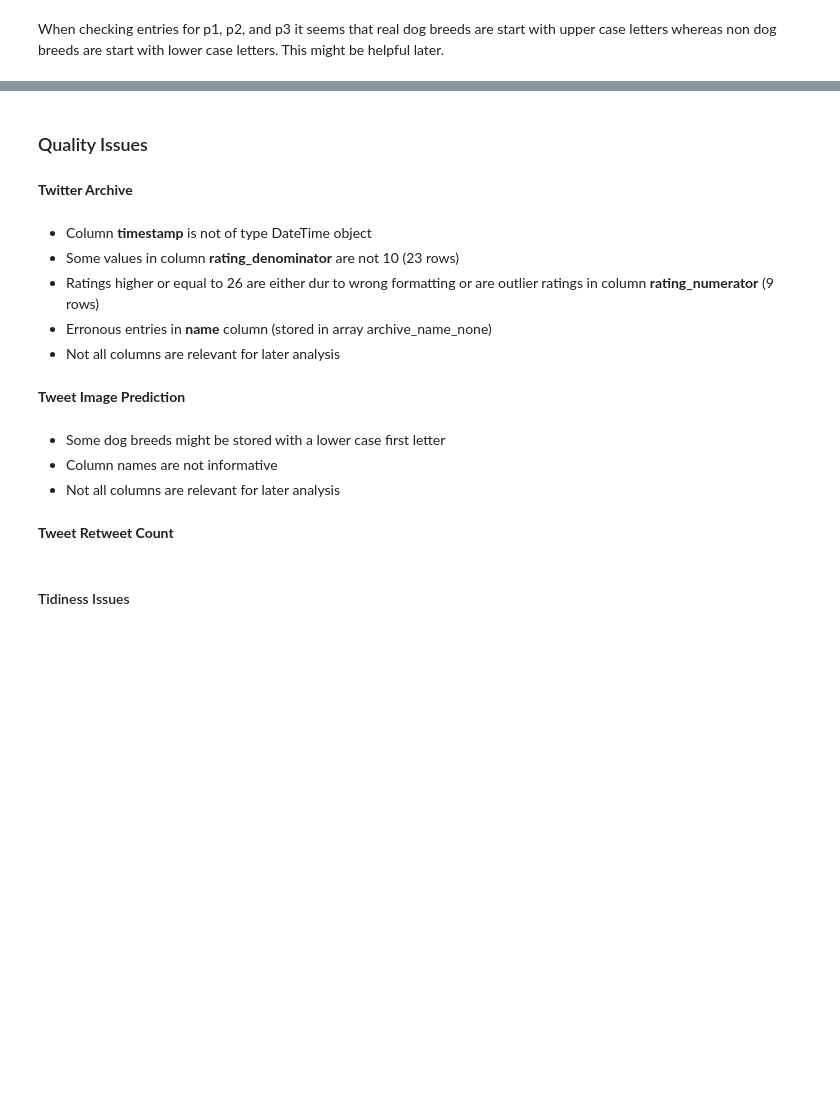
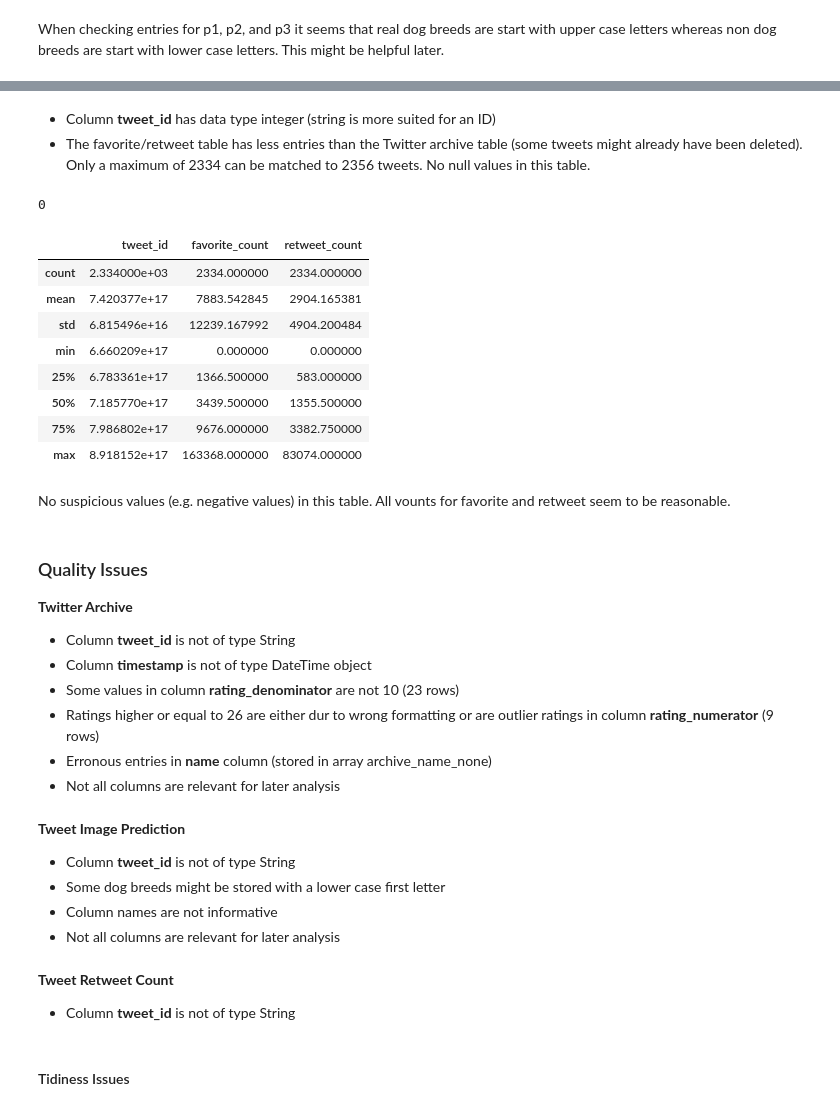
Before and after one commit to BarbaraSchenk/WeRateDogs_Twitter, a Jupyter notebook: WeRateDogs_Twitter.ipynb, the cells around one changed output, grey strips where cells are left out. Cells and saved outputs as stored; diff of their text form; code cells hidden in the pictures; blank space fills up the shorter version.

```diff
--- a/WeRateDogs_Twitter.ipynb
+++ b/WeRateDogs_Twitter.ipynb
@@ -169,0 +143,20 @@ https://knowledge.udacity.com/questions/30296
+# %%
+# Read data from txt into a list (each line is one entry in list)
+tweets_list = []
+tweet_json = open('./Twitter_Files/tweet_json.txt', 'r')
+
+for line in tweet_json:
+    try:
+        tweet = json.loads(line)
+        tweets_list.append(tweet)
+    except:
+         continue
+tweet_json.close()
+
+# Extract 'retweet_count' and 'favorite_count' from list and store in dataframe (together with tweet_id)
+favoretweet = pd.DataFrame() #create dataframe
+favoretweet['tweet_id'] = list(map(lambda tweet: tweet['id'], tweets_list))
+favoretweet['favorite_count'] = list(map(lambda tweet: tweet['favorite_count'], tweets_list))
+favoretweet['retweet_count'] = list(map(lambda tweet: tweet['retweet_count'], tweets_list))
+
+favoretweet.info()
@@ -502,3 +522,8 @@ When checking entries for p1, p2, and p3 it seems that real dog breeds are start
+# %% [markdown]
+- Column **tweet_id** has data type integer (string is more suited for an ID)
+- The favorite/retweet table has less entries than the Twitter archive table (some tweets might already have been deleted). Only a maximum of 2334 can be matched to 2356 tweets. No null values in this table.
 # %%
 #Get number of duplicated rows
-#sum(archive.duplicated())
+sum(favoretweet.duplicated())
+# %% [output]
+0
@@ -510,21 +530,35 @@ When checking entries for p1, p2, and p3 it seems that real dog breeds are start
-# %% [markdown]
-### Quality Issues
-# %% [markdown]
-**Twitter Archive**
+# %%
+favoretweet.describe()
+# %% [output]
+|  | tweet_id | favorite_count | retweet_count |
+| count | 2.334000e+03 | 2334.000000 | 2334.000000 |
+| mean | 7.420377e+17 | 7883.542845 | 2904.165381 |
+| std | 6.815496e+16 | 12239.167992 | 4904.200484 |
+| min | 6.660209e+17 | 0.000000 | 0.000000 |
+| 25% | 6.783361e+17 | 1366.500000 | 583.000000 |
+| 50% | 7.185770e+17 | 3439.500000 | 1355.500000 |
+| 75% | 7.986802e+17 | 9676.000000 | 3382.750000 |
+| max | 8.918152e+17 | 163368.000000 | 83074.000000 |
+# %% [markdown]
+No suspicious values (e.g. negative values) in this table. All vounts for favorite and retweet seem to be reasonable.
 # %% [markdown]
+### Quality Issues
+**Twitter Archive**
+- Column **tweet_id** is not of type String
 - Column **timestamp** is not of type DateTime object
 - Some values in column **rating_denominator** are not 10 (23 rows)
 - Ratings higher or equal to 26 are either dur to wrong formatting or are outlier ratings in column **rating_numerator** (9 rows)
 - Erronous entries in **name** column (stored in array archive_name_none)
 - Not all columns are relevant for later analysis
-# %% [markdown]
-**Tweet Image Prediction**
 # %% [markdown]
+**Tweet Image Prediction**
+- Column **tweet_id** is not of type String
 - Some dog breeds might be stored with a lower case first letter
 - Column names are not informative
 - Not all columns are relevant for later analysis
 # %% [markdown]
 **Tweet Retweet Count**
+- Column **tweet_id** is not of type String
 # %% [markdown]
 #### Tidiness Issues
 # %% [markdown]
```
Also changed, not shown: parts of 54 cells of this notebook.
